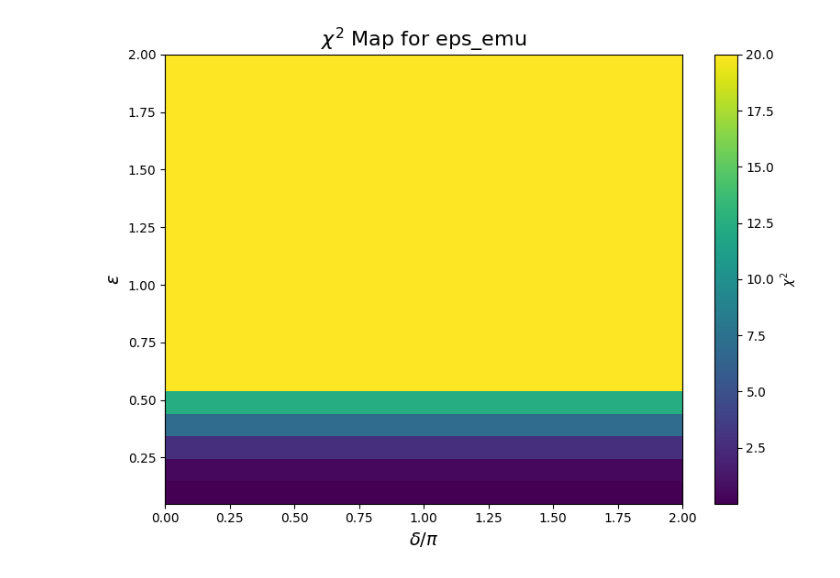
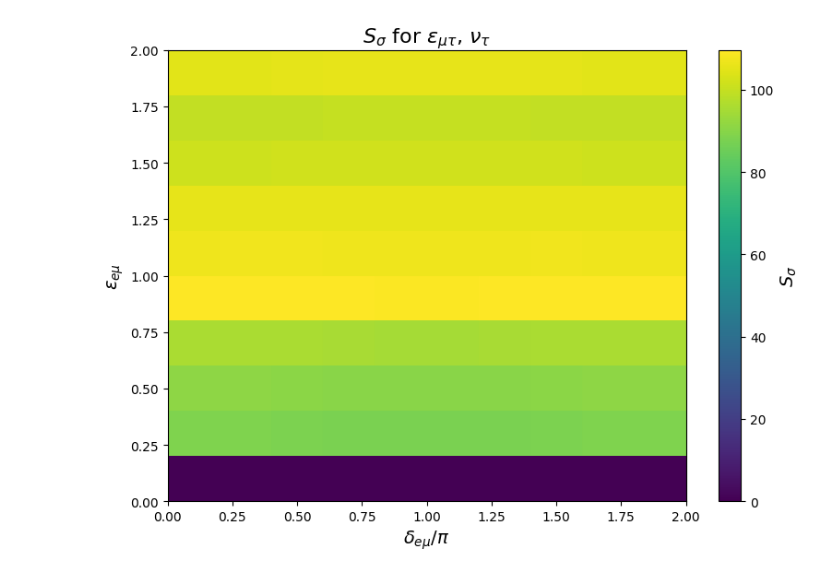
Before and after one commit to Linguist29/Koerner_Group, a Jupyter notebook: Sensitivity.ipynb, the cells around one changed output. Saved outputs shown, nothing was run; the diff lists cells and outputs as text; code cells hidden in the pictures.

```diff
--- a/Sensitivity.ipynb
+++ b/Sensitivity.ipynb
@@ -334,26 +145,42 @@ for i, eps in enumerate(tqdm(eps_vals, desc="Scanning ε")):
 # %%
 import matplotlib.pyplot as plt
 
-#Normalize by pi
-delta_pi_norm = delta_vals/(np.pi)
+def Plot(nsiParam,  flavOut, df):
 
-plt.figure(figsize=(8,6))
+    sens_map = SensitivityMap(nsiParam, flavOut, df)
 
-# Get edges
-eps_edges = np.linspace(eps_vals[0], eps_vals[-1], len(eps_vals)+1)
-delta_edges = np.linspace(delta_pi_norm[0], delta_pi_norm[-1], len(delta_pi_norm)+1)
+    #Labelling
+    nsiParamLatex = {
+    "eps_emu": r"$\varepsilon_{e\mu}$",
+    "eps_etau": r"$\varepsilon_{e\tau}$",
+    "eps_mutau": r"$\varepsilon_{\mu\tau}$"}
 
-pcm = plt.pcolormesh(delta_edges, eps_edges, chi2_map, shading='auto', cmap='viridis', vmax = 20)
-plt.colorbar(pcm, label=r'$\chi^2$')
+    flavOutLatex = {0: r"$\nu_e$", 1: r"$\nu_\mu$", 2: r"$\nu_\tau$"}
 
-plt.xlabel(r'$\delta / \pi$', fontsize = 14)
-plt.ylabel(r'$\epsilon$' , fontsize = 14)
-plt.title(r'$\chi^2$ Map for eps_emu', fontsize = 16)
+    #Normalize by pi
+    delta_pi_norm = delta_vals/(np.pi)
 
-plt.tight_layout()
-plt.show()
+    plt.figure(figsize=(8,6))
+
+    # Get edges
+    eps_edges = np.linspace(eps_vals[0], eps_vals[-1], len(eps_vals)+1)
+    delta_edges = np.linspace(delta_pi_norm[0], delta_pi_norm[-1], len(delta_pi_norm)+1)
+
+    pcm = plt.pcolormesh(delta_edges, eps_edges, sens_map, shading='auto', cmap='viridis')
+    cbar = plt.colorbar(pcm)
+
+
+    cbar.set_label(r'$S_{\sigma}$', fontsize=14)
+    plt.xlabel(r'$\delta_{e\mu} / \pi$', fontsize = 14)
+    plt.ylabel(r'$\epsilon_{e\mu}$' , fontsize = 14)
+    plt.title(fr"$S_\sigma$ for {nsiParamLatex[nsiParam]}, {flavOutLatex[flavOut]}", fontsize=16)
+
+    plt.tight_layout()
+    plt.show()
-# %% [output]
-[figure, removed]
+# %%
+Plot('eps_mutau', 2, df)
+# %% [output]
+[figure, added]
 # %%
 #Sanity check. Does varying delta create a sinusoidal pattern at a given epsilon?
 
```
Also changed, not shown: parts of 8 cells of this notebook.
